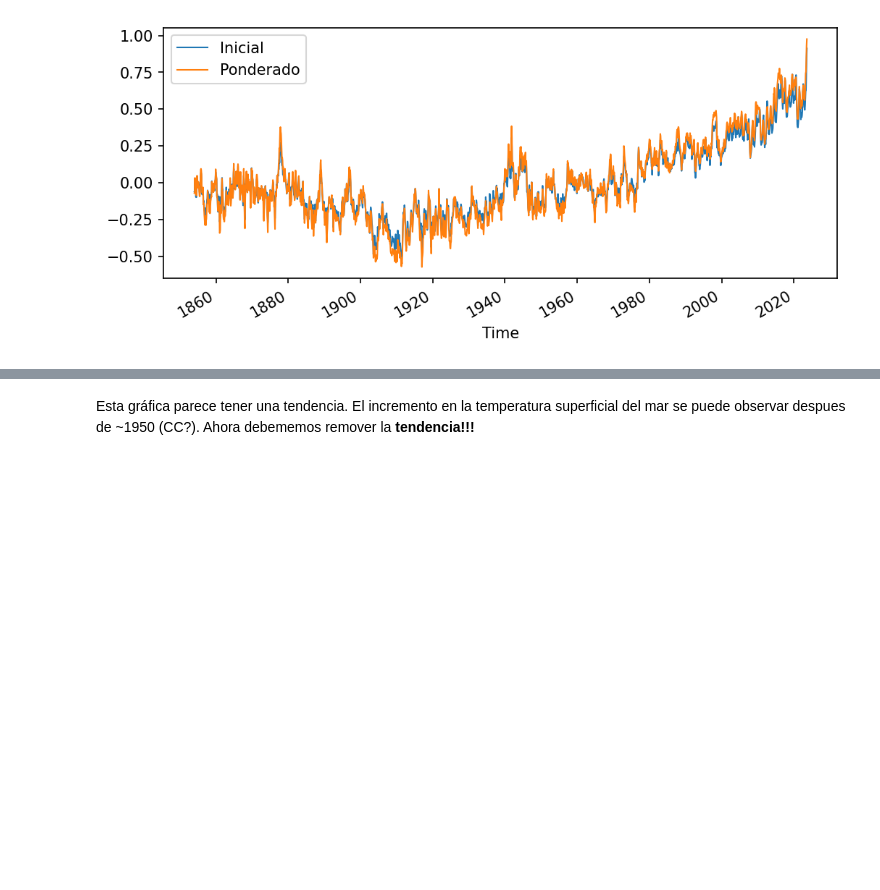
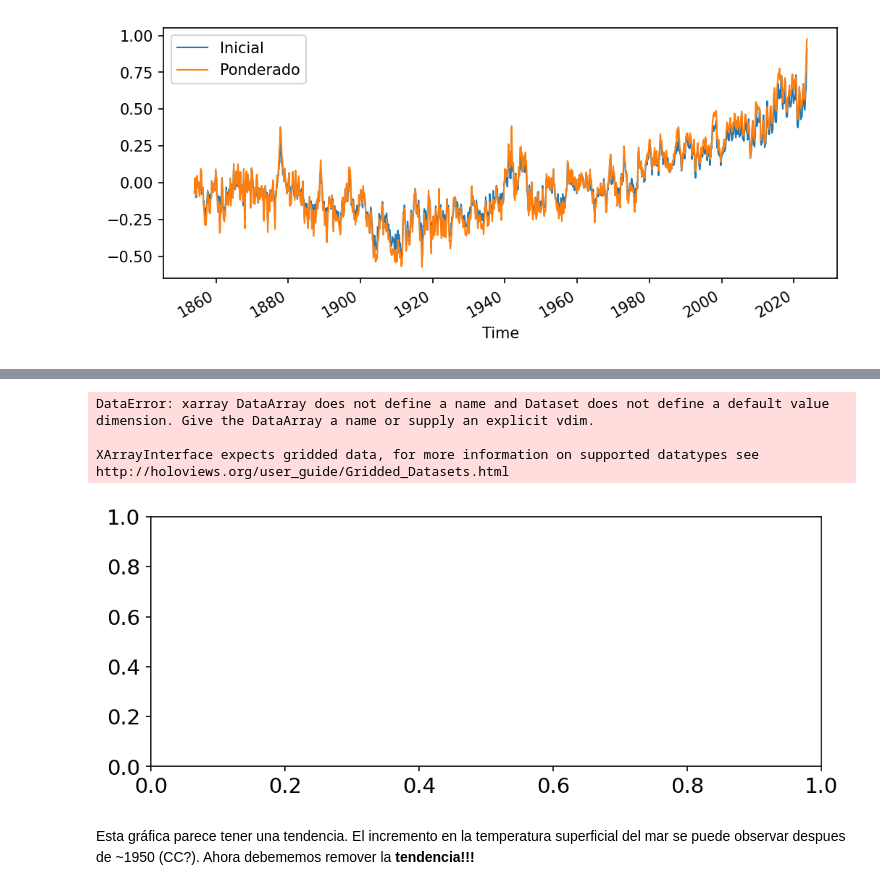
Before and after one commit to ProjectPythia/AtmosCol-2023, a Jupyter notebook: notebooks/3.ENSO/ENSO.ipynb, the cells around one changed output, grey strips where cells are left out. Cells and saved outputs as stored; diff of their text form; code cells hidden in the pictures; blank space fills up the shorter version.

```diff
--- a/notebooks/3.ENSO/ENSO.ipynb
+++ b/notebooks/3.ENSO/ENSO.ipynb
@@ -163,3 +167,15 @@ ax.legend()
 # %% [output]
 <matplotlib.legend.Legend at 0x...>
 [figure]
+# %%
+# define the figure size
+fig = plt.figure(figsize=(8, 3), dpi=150)
+
+# Asignar un eje
+ax = plt.axes()
+# Promedio global de la anomalia
+(sst_anom).mean(dim=['lon', 'lat']).hvplot.line(label='Inicial', lw=1)
+# Promedio global de la anomalia ponderada
+(sst_anom * weights).mean(dim=['lon', 'lat']).hvplot.line(label='Ponderado', lw=1)
+ax.legend()
+# %% [output]
@@ -166,3 +184,7 @@ ax.legend()
+DataError: xarray DataArray does not define a name and Dataset does not define a default value dimension. Give the DataArray a name or supply an explicit vdim.
+
+XArrayInterface expects gridded data, for more information on supported datatypes see http://holoviews.org/user_guide/Gridded_Datasets.html
+[figure, added]
 # %% [markdown]
 Esta gráfica parece tener una tendencia. El incremento en la temperatura superficial del mar se puede observar despues de ~1950 (CC?). Ahora debememos remover la **tendencia!!!**
 # %%
```
Also changed, not shown: parts of 14 cells of this notebook, 4 other files.
